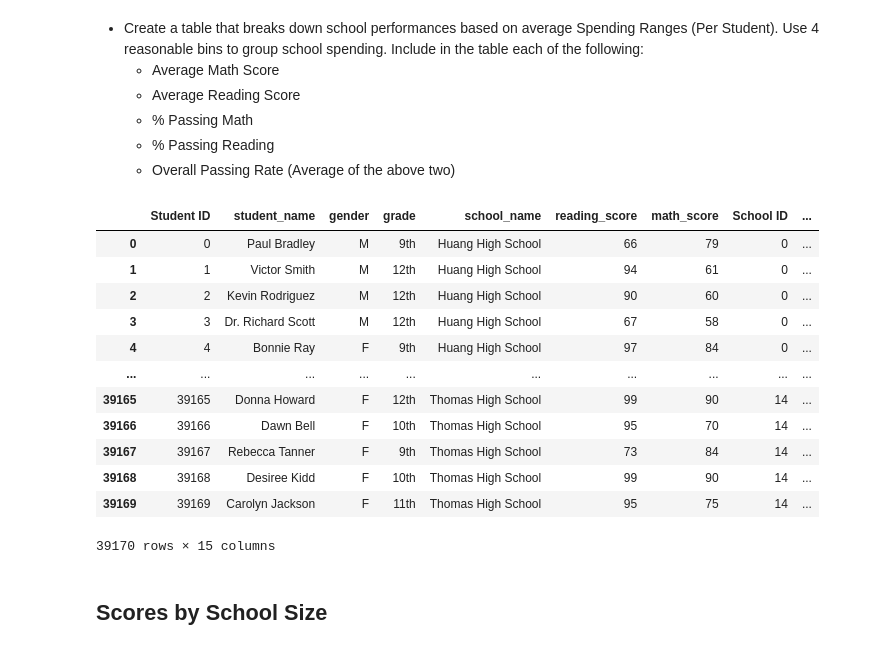
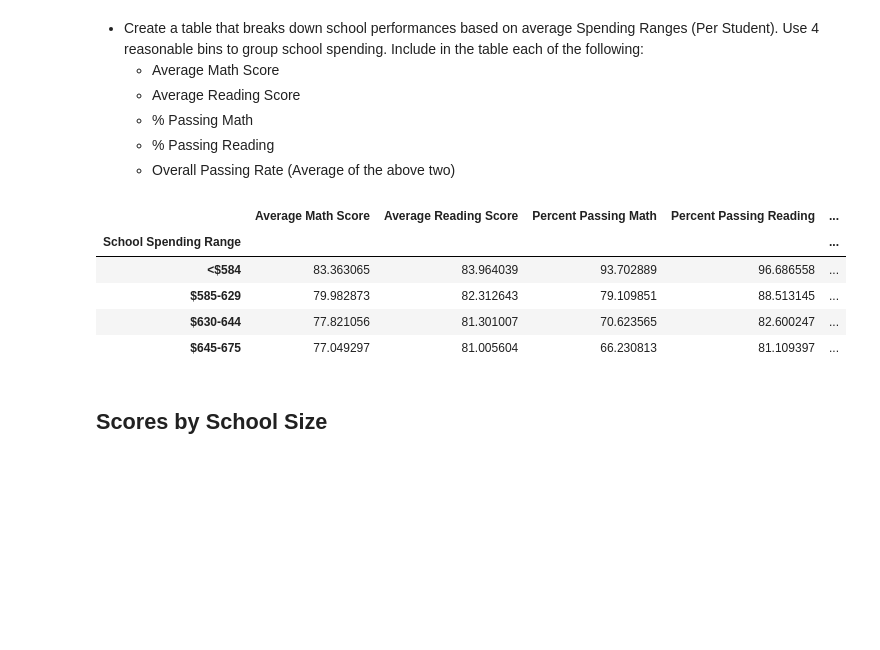
Before and after one commit to brettmw92/pandas-challenge, a Jupyter notebook: PyCitySchools/PyCitySchools_starter.ipynb, the cells around one changed output. Saved outputs shown, nothing was run; the diff lists cells and outputs as text; code cells hidden in the pictures; blank space fills up the shorter version.

Commit message:
weird result upon completion of scores by school spending

```diff
--- a/PyCitySchools/PyCitySchools_starter.ipynb
+++ b/PyCitySchools/PyCitySchools_starter.ipynb
@@ -275,27 +275,36 @@ reading_by_grade
 # %%
 spending_per_students = school_data
 spending_per_students['BudgetPerStudent'] = spending_per_students['budget']/spending_per_students['size']
 
-bins = [0, 584, 629, 644, 675]
+bins = [0, 584, 629, 644, 80000]
 spending_labels = ['<$584', '$585-629', '$630-644', '$645-675']
+
 school_data_complete['School Spending Range'] = pd.cut(school_data_complete["budget"]/school_data_complete["size"], bins, labels = spending_labels)
 
 per_budget = school_data_complete.groupby('School Spending Range')
-school_data_complete
+
+avg_math_by_bin = per_budget['math_score'].mean()
+avg_read_by_bin = per_budget['reading_score'].mean()
+passing_math_by_bin = school_data_complete[school_data_complete['math_score'] >= 70].groupby('School Spending Range')['Student ID'].count()/per_budget['Student ID'].count()*100
+passing_reading_by_bin = school_data_complete[school_data_complete['reading_score'] >= 70].groupby('School Spending Range')['Student ID'].count()/per_budget['Student ID'].count()*100
+overall_pass_by_bin = school_data_complete[(school_data_complete['reading_score'] >= 70) & (school_data_complete['math_score'] >= 70)].groupby('School Spending Range')['Student ID'].count()/per_budget['Student ID'].count()*100
+
+scores_by_school_spending = pd.DataFrame({
+    "Average Math Score": avg_math_by_bin,
+    "Average Reading Score": avg_read_by_bin,
+    "Percent Passing Math": passing_math_by_bin,
+    "Percent Passing Reading": passing_reading_by_bin,
+    "Overal Passing Rate": overall_pass_by_bin
+})
+
+scores_by_school_spending
 # %% [output]
-|  | Student ID | student_name | gender | grade | school_name | reading_score | math_score | School ID | ... |
-| 0 | 0 | Paul Bradley | M | 9th | Huang High School | 66 | 79 | 0 | ... |
-| 1 | 1 | Victor Smith | M | 12th | Huang High School | 94 | 61 | 0 | ... |
-| 2 | 2 | Kevin Rodriguez | M | 12th | Huang High School | 90 | 60 | 0 | ... |
-| 3 | 3 | Dr. Richard Scott | M | 12th | Huang High School | 67 | 58 | 0 | ... |
-| 4 | 4 | Bonnie Ray | F | 9th | Huang High School | 97 | 84 | 0 | ... |
-| ... | ... | ... | ... | ... | ... | ... | ... | ... | ... |
-| 39165 | 39165 | Donna Howard | F | 12th | Thomas High School | 99 | 90 | 14 | ... |
-| 39166 | 39166 | Dawn Bell | F | 10th | Thomas High School | 95 | 70 | 14 | ... |
-| 39167 | 39167 | Rebecca Tanner | F | 9th | Thomas High School | 73 | 84 | 14 | ... |
-| 39168 | 39168 | Desiree Kidd | F | 10th | Thomas High School | 99 | 90 | 14 | ... |
-| 39169 | 39169 | Carolyn Jackson | F | 11th | Thomas High School | 95 | 75 | 14 | ... |
+|  | Average Math Score | Average Reading Score | Percent Passing Math | Percent Passing Reading | ... |
+| School Spending Range |  |  |  |  | ... |
+| <$584 | 83.363065 | 83.964039 | 93.702889 | 96.686558 | ... |
+| $585-629 | 79.982873 | 82.312643 | 79.109851 | 88.513145 | ... |
+| $630-644 | 77.821056 | 81.301007 | 70.623565 | 82.600247 | ... |
+| $645-675 | 77.049297 | 81.005604 | 66.230813 | 81.109397 | ... |
-39170 rows × 15 columns
 # %% [markdown]
 ## Scores by School Size
 # %% [markdown]
```
Also changed, not shown: parts of 2 cells of this notebook.
